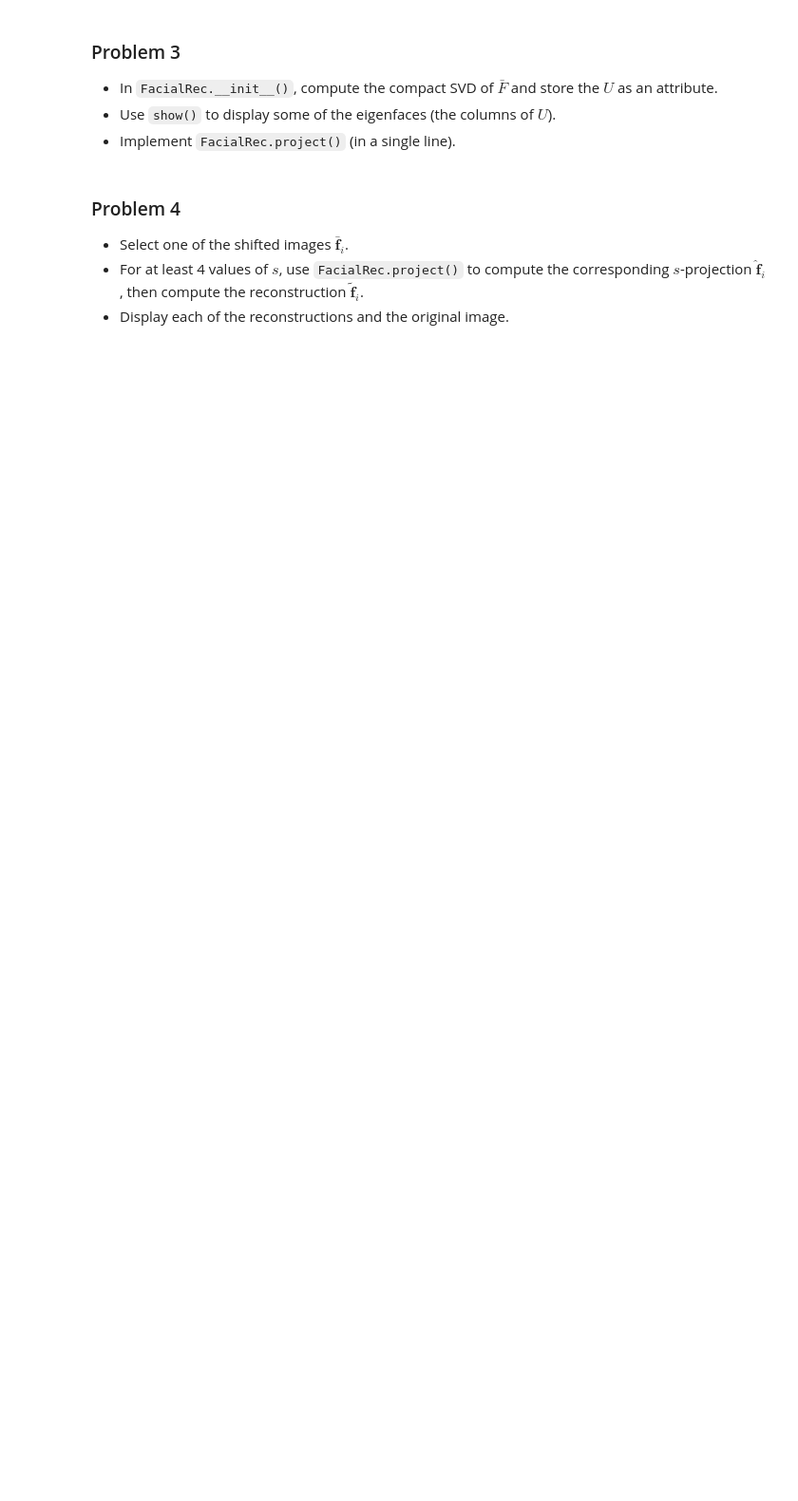
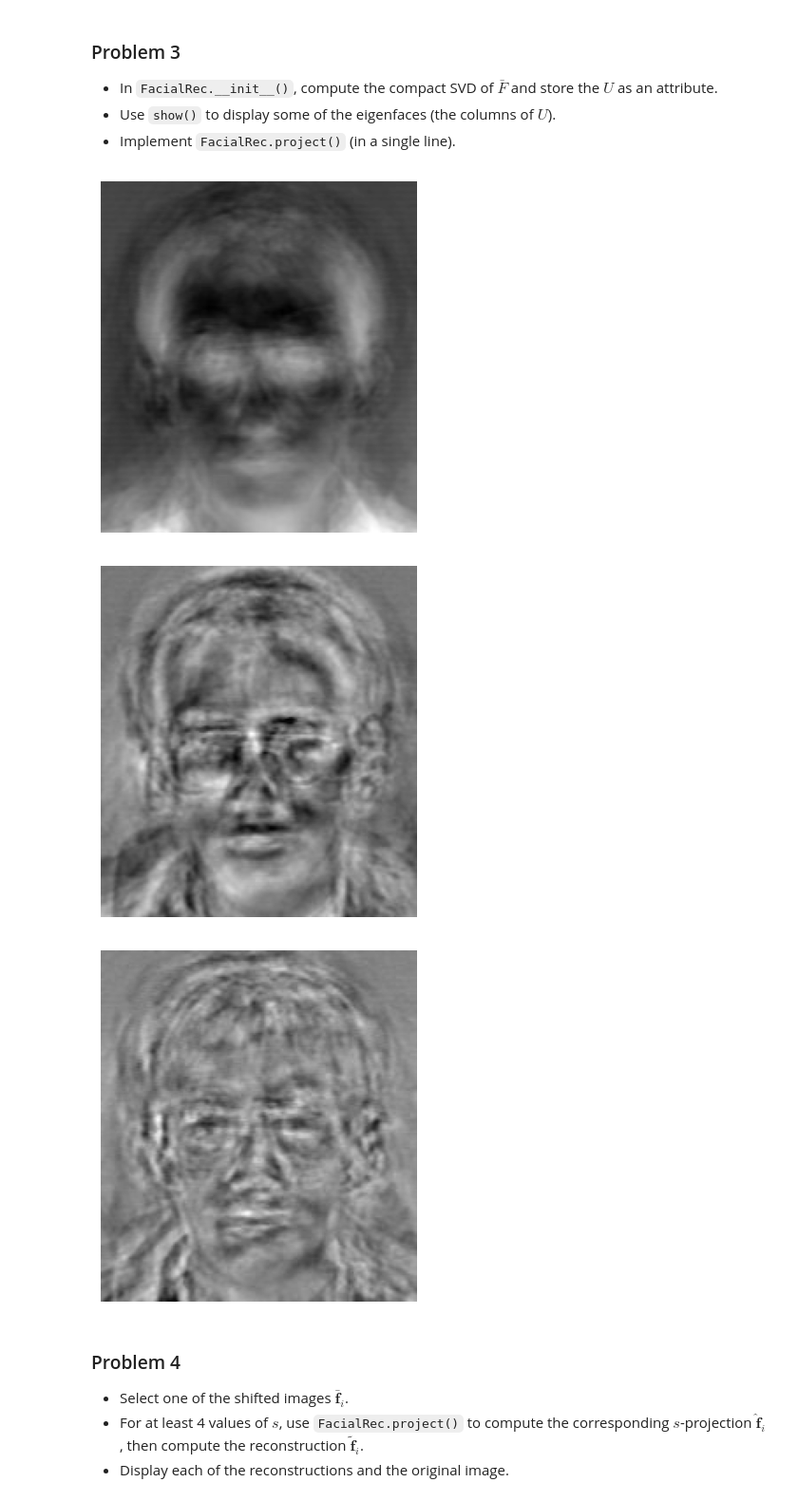
Before and after one commit to seyfdall/ACME_Volume_1, a Jupyter notebook: FacialRecognition/facial_recognition.ipynb, the cells around one changed output. Shown at 95% size. Drawn from its saved outputs; the diff is of its cells as text; code cells hidden in the pictures; blank space fills up the shorter version.

Commit message:
Finish Facial Recognition Lab

```diff
--- a/FacialRecognition/facial_recognition.ipynb
+++ b/FacialRecognition/facial_recognition.ipynb
@@ -102,8 +103,9 @@ class FacialRec(object):
         """
         self.F = get_faces(path)
         self.mu = np.mean(self.F, axis=1)
-        print(self.mu.shape)
         self.F_bar = (self.F.T - self.mu).T
+        U, s, Vh = la.svd(self.F_bar, full_matrices=False)
+        self.U = U
 
     # Problem 3
     def project(self, A, s):
@@ -116,7 +118,7 @@ class FacialRec(object):
         Returns:
             ((s,) ndarray): An array of the projected image of s eigenfaces.
         """
-        raise NotImplementedError("Problem 3 Incomplete")
+        return self.U[:,:s].T @ A
 
     # Problem 5
     def find_nearest(self, g, s=38):
@@ -131,7 +133,12 @@ class FacialRec(object):
             (int): the index of the column of F that is the best match to
                    the input face image 'g'.
         """
-        raise NotImplementedError("Problem 5 Incomplete")
+        g_hat = self.project(g - self.mu, s)
+        F_hat = self.project(self.F, s)
+        norm = la.norm(F_hat.T - g_hat, axis=1)
+        min = np.argmin(norm)
+        return min
+
 
     # Problem 6
     def match(self, image, s=38, m=200, n=180):
@@ -143,7 +150,9 @@ class FacialRec(object):
             m (int): The original number of rows in the image.
             n (int): The original number of columns in the image.
         """
-        raise NotImplementedError("Problem 6 Incomplete")
+        index = self.find_nearest(image, s)
+        show(np.reshape(image, (m, n)))
+        show(self.F[:, index])
 # %% [markdown]
 ### Problem 2
 
@@ -168,6 +178,18 @@ show(rec.F_bar[:,0])
 - In `FacialRec.__init__()`, compute the compact SVD of $\bar{F}$ and store the $U$ as an attribute.
 - Use `show()` to display some of the eigenfaces (the columns of $U$).
 - Implement `FacialRec.project()` (in a single line).
+# %%
+rec = FacialRec()
+# Show the first eigenface
+show(rec.U[:, 0])
+# Show the 50th eigenface
+show(rec.U[:, 50])
+# Show the 100th eigenface
+show(rec.U[:, 100])
+# %% [output]
+[figure, added]
+[figure, added]
+[figure, added]
 # %% [markdown]
 ### Problem 4
 
```
Also changed, not shown: parts of 4 cells of this notebook.
